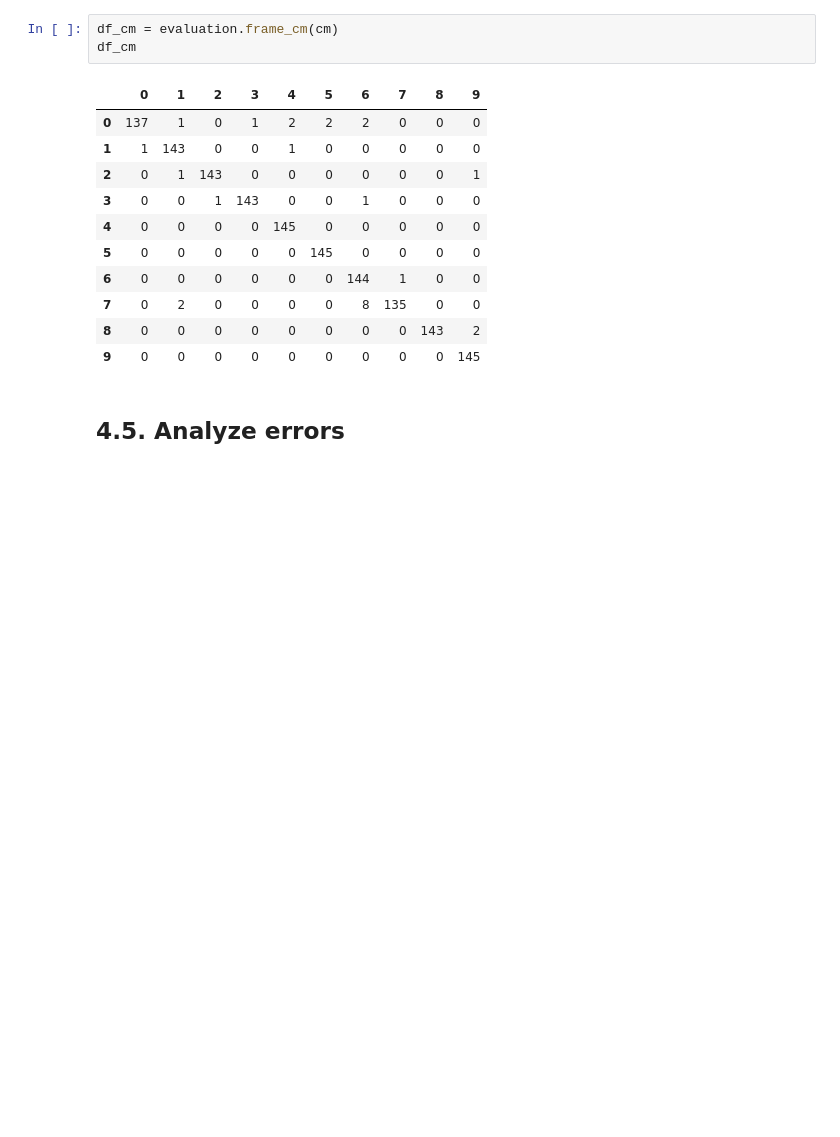
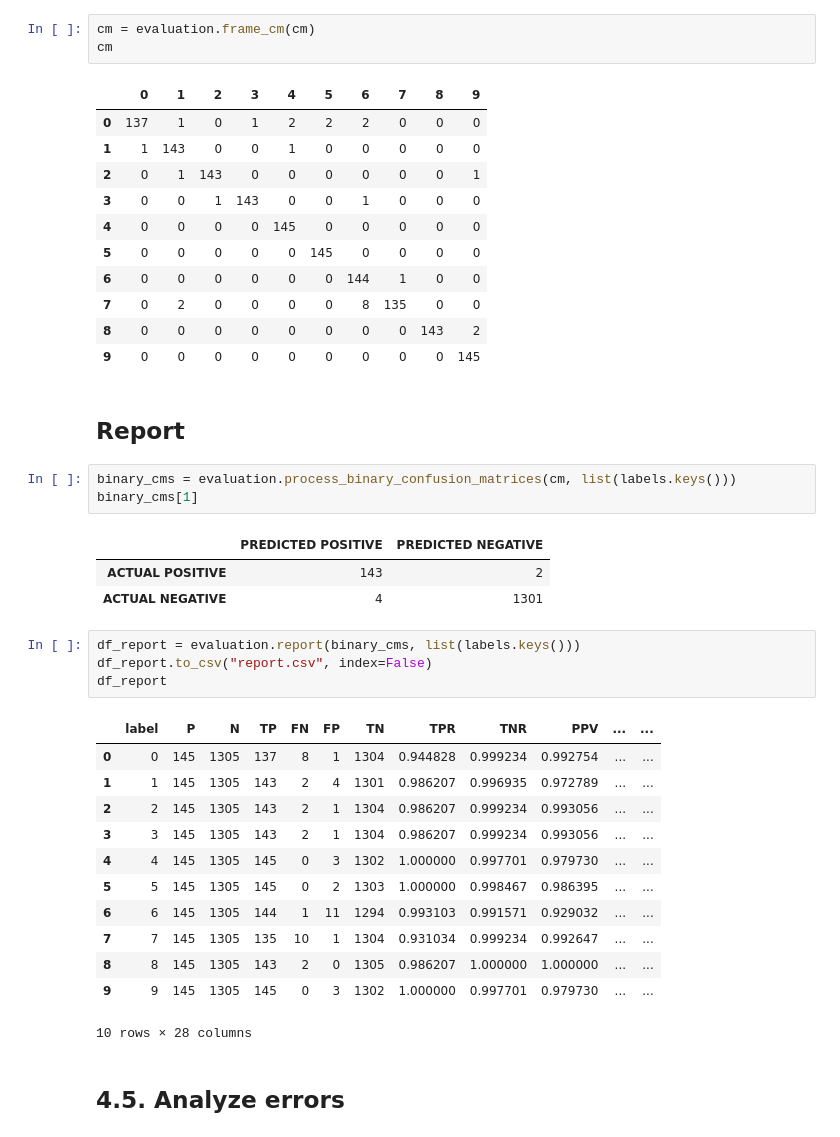
Before and after one commit to jvianna07/functions_graphs, a Jupyter notebook: notebooks/4_evaluation.ipynb, the cells around one changed output. Saved outputs shown, nothing was run; the diff lists cells and outputs as text; blank space fills up the shorter version.

```diff
--- a/notebooks/4_evaluation.ipynb
+++ b/notebooks/4_evaluation.ipynb
@@ -89,8 +89,8 @@ evaluation.display_cm(
 # %% [output]
 [figure]
 # %%
-df_cm = evaluation.frame_cm(cm)
-df_cm
+cm = evaluation.frame_cm(cm)
+cm
 # %% [output]
 |  | 0 | 1 | 2 | 3 | 4 | 5 | 6 | 7 | 8 | 9 |
 | 0 | 137 | 1 | 0 | 1 | 2 | 2 | 2 | 0 | 0 | 0 |
@@ -103,6 +103,32 @@ df_cm
 | 7 | 0 | 2 | 0 | 0 | 0 | 0 | 8 | 135 | 0 | 0 |
 | 8 | 0 | 0 | 0 | 0 | 0 | 0 | 0 | 0 | 143 | 2 |
 | 9 | 0 | 0 | 0 | 0 | 0 | 0 | 0 | 0 | 0 | 145 |
+# %% [markdown]
+## Report
+# %%
+binary_cms = evaluation.process_binary_confusion_matrices(cm, list(labels.keys()))
+binary_cms[1]
+# %% [output]
+|  | PREDICTED POSITIVE | PREDICTED NEGATIVE |
+| ACTUAL POSITIVE | 143 | 2 |
+| ACTUAL NEGATIVE | 4 | 1301 |
+# %%
+df_report = evaluation.report(binary_cms, list(labels.keys()))
+df_report.to_csv("report.csv", index=False)
+df_report
+# %% [output]
+|  | label | P | N | TP | FN | FP | TN | TPR | TNR | PPV | ... | ... |
+| 0 | 0 | 145 | 1305 | 137 | 8 | 1 | 1304 | 0.944828 | 0.999234 | 0.992754 | ... | ... |
+| 1 | 1 | 145 | 1305 | 143 | 2 | 4 | 1301 | 0.986207 | 0.996935 | 0.972789 | ... | ... |
+| 2 | 2 | 145 | 1305 | 143 | 2 | 1 | 1304 | 0.986207 | 0.999234 | 0.993056 | ... | ... |
+| 3 | 3 | 145 | 1305 | 143 | 2 | 1 | 1304 | 0.986207 | 0.999234 | 0.993056 | ... | ... |
+| 4 | 4 | 145 | 1305 | 145 | 0 | 3 | 1302 | 1.000000 | 0.997701 | 0.979730 | ... | ... |
+| 5 | 5 | 145 | 1305 | 145 | 0 | 2 | 1303 | 1.000000 | 0.998467 | 0.986395 | ... | ... |
+| 6 | 6 | 145 | 1305 | 144 | 1 | 11 | 1294 | 0.993103 | 0.991571 | 0.929032 | ... | ... |
+| 7 | 7 | 145 | 1305 | 135 | 10 | 1 | 1304 | 0.931034 | 0.999234 | 0.992647 | ... | ... |
+| 8 | 8 | 145 | 1305 | 143 | 2 | 0 | 1305 | 0.986207 | 1.000000 | 1.000000 | ... | ... |
+| 9 | 9 | 145 | 1305 | 145 | 0 | 3 | 1302 | 1.000000 | 0.997701 | 0.979730 | ... | ... |
+10 rows × 28 columns
 # %% [markdown]
 ## 4.5. Analyze errors
 # %%
```
Also changed, not shown: parts of 4 cells of this notebook, 1 other file.
